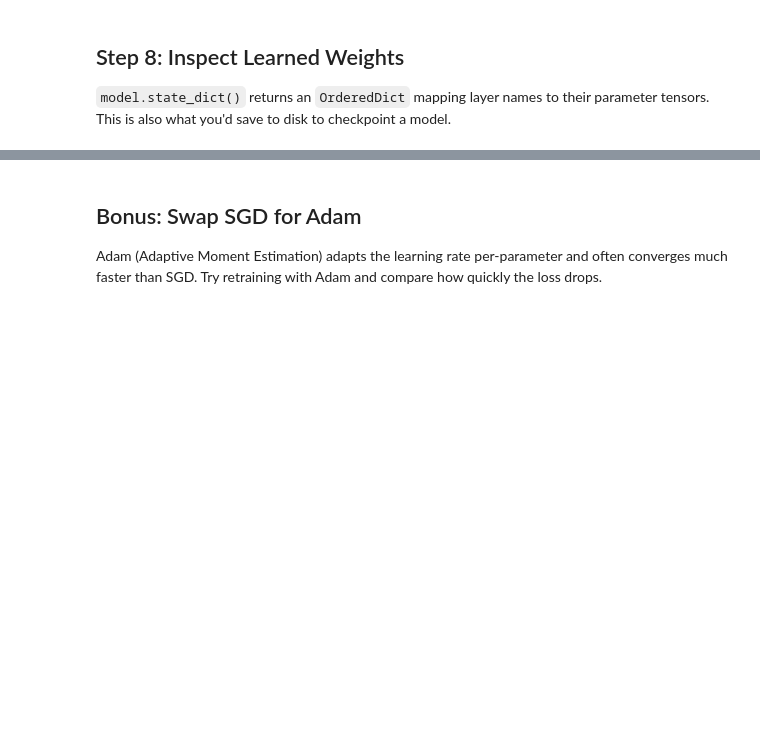
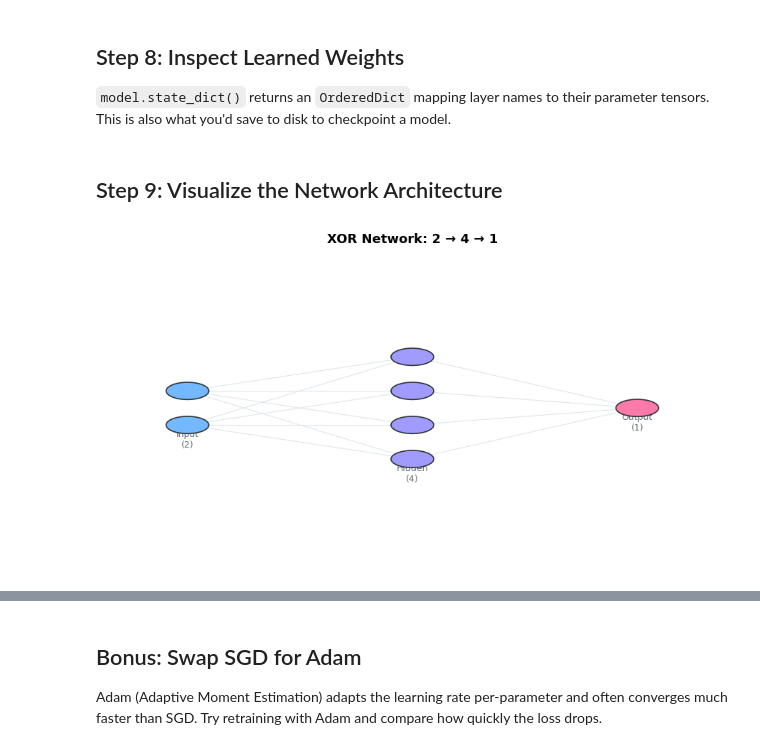
Before and after one commit to dcaponi/pytorch-nn-training, a Jupyter notebook: 02_nn_pytorch/prompt.ipynb, the cells around one changed output, grey strips where cells are left out. Drawn from its saved outputs; the diff is of its cells as text; code cells hidden in the pictures; blank space fills up the shorter version.

```diff
--- a/02_nn_pytorch/prompt.ipynb
+++ b/02_nn_pytorch/prompt.ipynb
@@ -142,3 +409,45 @@ This is also what you'd save to disk to checkpoint a model.
 # %%
 # TODO: print model.state_dict()
 print(model.state_dict())
+# %% [markdown]
+## Step 9: Visualize the Network Architecture
+# %%
+import matplotlib.pyplot as plt
+import numpy as np
+
+def draw_network(layer_sizes, layer_labels=None, title='', figsize=(9, 5)):
+    fig, ax = plt.subplots(figsize=figsize)
+    ax.set_xlim(-0.05, 1.05)
+    ax.set_ylim(-0.2, 1.2)
+    ax.axis('off')
+    if title:
+        ax.set_title(title, fontsize=13, fontweight='bold')
+    n = len(layer_sizes)
+    xs = np.linspace(0.1, 0.9, n)
+    max_n = max(layer_sizes)
+    gap = min(0.15, 0.85 / max(max_n, 2))
+    colors = ['#74b9ff', '#a29bfe', '#fd79a8', '#55efc4', '#ffeaa7']
+    ys_all = []
+    for sz in layer_sizes:
+        ys = [0.5 + (i - (sz - 1) / 2) * gap for i in range(sz)]
+        ys_all.append(ys)
+    for li in range(n - 1):
+        for ya in ys_all[li]:
+            for yb in ys_all[li + 1]:
+                ax.plot([xs[li], xs[li + 1]], [ya, yb], color='#dfe6e9', lw=0.8, zorder=1)
+    for li, (x, ys) in enumerate(zip(xs, ys_all)):
+        for y in ys:
+            c = plt.Circle((x, y), 0.038, fc=colors[li % len(colors)], ec='#2d3436', lw=1.2, zorder=5)
+            ax.add_patch(c)
+        lab = layer_labels[li] if layer_labels else str(layer_sizes[li])
+        ax.text(x, min(ys) - 0.1, lab, ha='center', fontsize=9, color='#636e72')
+    plt.tight_layout()
+    plt.show()
+
+draw_network(
+    [2, 4, 1],
+    layer_labels=['Input\n(2)', 'Hidden\n(4)', 'Output\n(1)'],
+    title='XOR Network: 2 → 4 → 1'
+)
+# %% [output]
+[figure, added]
```
Also changed, not shown: parts of 11 cells of this notebook, 18 other files.
